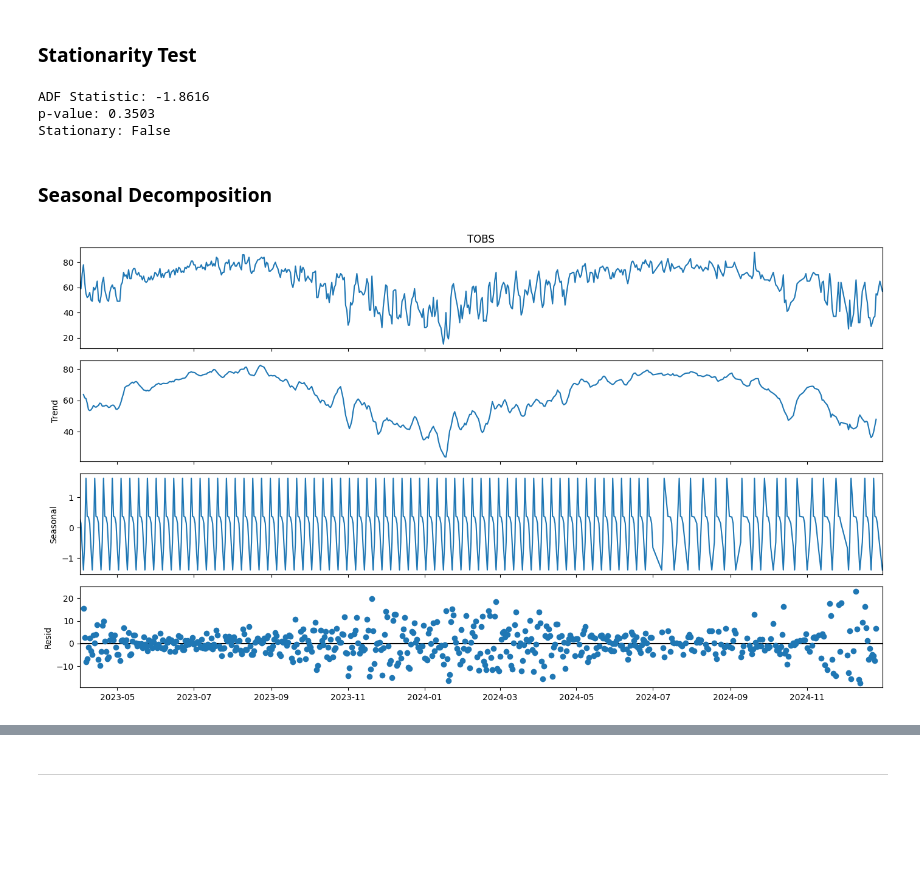
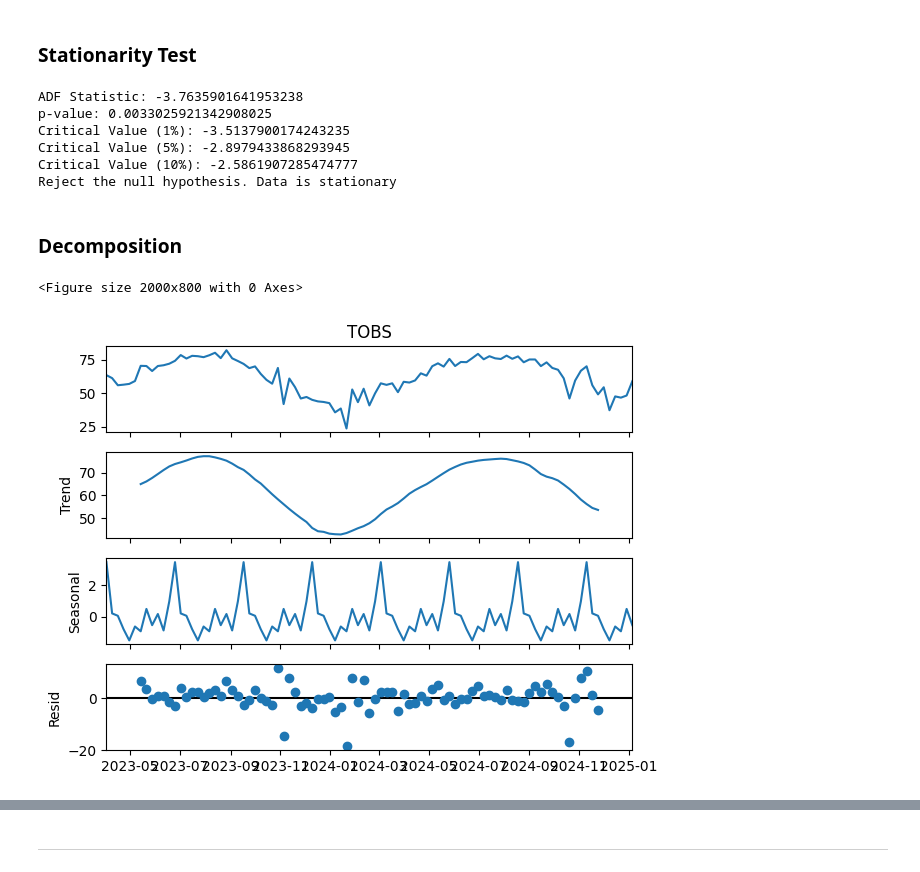
Before and after one commit to NareMu/ML-Classification-and-Clustering-Project, a Jupyter notebook: proj2/part2-2.ipynb, the cells around one changed output, grey strips where cells are left out. Drawn from its saved outputs; the diff is of its cells as text; code cells hidden in the pictures; blank space fills up the shorter version.

```diff
--- a/proj2/part2-2.ipynb
+++ b/proj2/part2-2.ipynb
@@ -72,0 +66,15 @@ dtype: int64
+# %%
+df = org_df.drop(['SNOW','SNWD'], axis=1)
+
+# Interpolate missing dates — only for ARIMA/SARIMA (needs freq='D')
+full_idx = pd.date_range(df.index.min(), df.index.max(), freq='D')
+missing_dates = full_idx.difference(df.index)
+print(f'Missing dates: {len(missing_dates)}')
+
+df_daily = df.reindex(full_idx)
+df_daily = df_daily.interpolate(method='linear')
+df_daily.index.name = 'DATE'
+
+print(f'\nOriginal shape (for RF models): {df.shape}')
+print(f'Interpolated shape (for ARIMA/SARIMA): {df_daily.shape}')
+print(f'Missing after interpolate:\n{df_daily.isnull().sum()}')
@@ -84,0 +94,20 @@ Test: 90 (2025-01-01 00:00:00 to 2025-03-31 00:00:00)
+# %%
+split_date = '2025-01-01'
+value_var = 'TOBS'
+
+# For SARIMA — weekly resampled from interpolated daily
+train_weekly = df_daily[df_daily.index < split_date][value_var].resample('W').mean()
+test_weekly = df_daily[df_daily.index >= split_date][value_var].resample('W').mean()
+train_weekly.index = pd.DatetimeIndex(train_weekly.index, freq='W')
+test_weekly.index = pd.DatetimeIndex(test_weekly.index, freq='W')
+
+# For RF models — original data (no interpolation)
+train_df = df[df.index < split_date].copy()
+test_df = df[df.index >= split_date].copy()
+
+print(f'SARIMA (weekly):')
+print(f'  Train: {len(train_weekly)} weeks ({train_weekly.index.min().date()} to {train_weekly.index.max().date()})')
+print(f'  Test:  {len(test_weekly)} weeks ({test_weekly.index.min().date()} to {test_weekly.index.max().date()})')
+print(f'\nRF models (original daily):')
+print(f'  Train: {len(train_df)} ({train_df.index.min().date()} to {train_df.index.max().date()})')
+print(f'  Test:  {len(test_df)} ({test_df.index.min().date()} to {test_df.index.max().date()})')
@@ -89,11 +126,2 @@ Test: 90 (2025-01-01 00:00:00 to 2025-03-31 00:00:00)
 # %% [markdown]
 ### Stationarity Test
-# %%
-result = adfuller(train['TOBS'])
-print(f'ADF Statistic: {result[0]:.4f}')
-print(f'p-value: {result[1]:.4f}')
-print(f'Stationary: {result[1] < 0.05}')
-# %% [output]
-ADF Statistic: -1.8616
-p-value: 0.3503
-Stationary: False
@@ -100,10 +140,19 @@ Stationary: False
+# %%
+test_adfuller(train_weekly)
+# %% [output]
+ADF Statistic: -3.7635901641953238
+p-value: 0.0033025921342908025
+Critical Value (1%): -3.5137900174243235
+Critical Value (5%): -2.8979433868293945
+Critical Value (10%): -2.5861907285474777
+Reject the null hypothesis. Data is stationary
 # %% [markdown]
-### Seasonal Decomposition
+### Decomposition
 # %%
-decomposition = seasonal_decompose(train['TOBS'], model='additive', period=7)
-fig = decomposition.plot()
-fig.set_size_inches(14, 8)
-plt.tight_layout()
+decomposition = seasonal_decompose(train_weekly, model='additive', period=12)
+fig = plt.figure(figsize=(20, 8))
+decomposition.plot()
 plt.show()
 # %% [output]
+<Figure size 2000x800 with 0 Axes>
-[figure, old version]
+[figure, new version]
```
Also changed, not shown: parts of 40 cells of this notebook, 8 other files.
